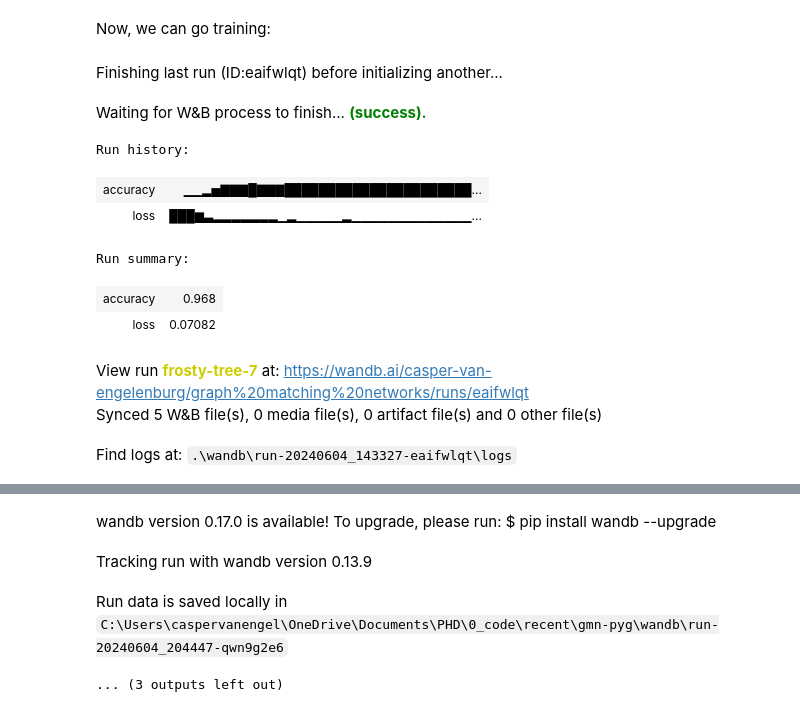
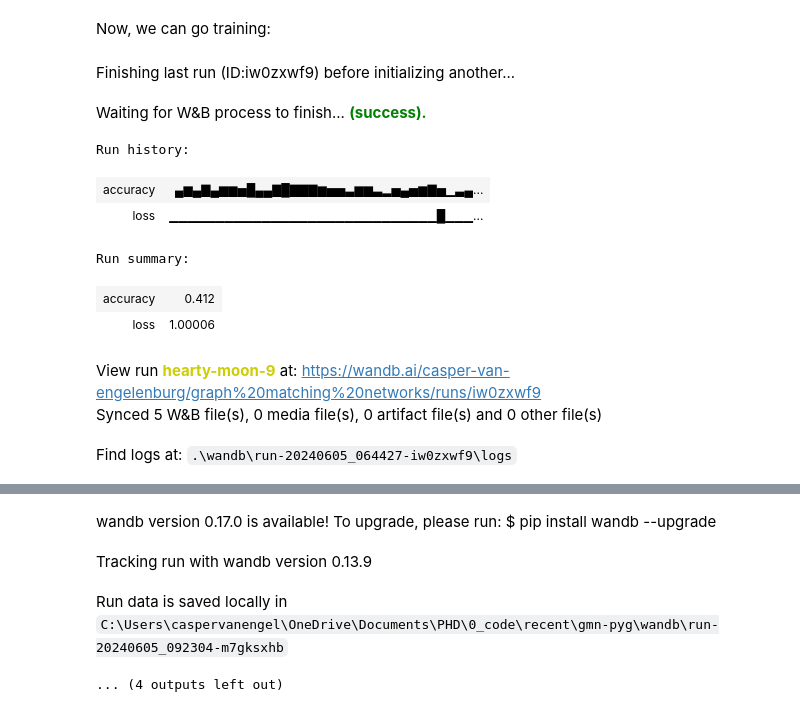
Before and after one commit to caspervanengelenburg/gmn-pyg, a Jupyter notebook: nb_train.ipynb, the cells around one changed output, grey strips where cells are left out. Saved outputs shown, nothing was run; the diff lists cells and outputs as text; code cells hidden in the pictures.

```diff
--- a/nb_train.ipynb
+++ b/nb_train.ipynb
@@ -327,40 +329,40 @@ train_losses = []
 train_accuracies = []
 
 # Set dataset and loader
 size = cfg.optimize.batch_size * cfg.optimize.n_iterations
 dataset = TripletDatasetGED(size=size, num_nodes=cfg.data.num_nodes,
                             kp=cfg.data.kp, kn=cfg.data.kn, pe=cfg.data.pe,
                             permute=True)
 dataloader = DataLoader(dataset, batch_size=cfg.optimize.batch_size, shuffle=True)
 
 # Set model
-cfg.model.name = 'gmn'
+cfg.model.name = 'gcn'
 if cfg.model.name == 'gmn':
       model = GraphMatchingNetwork(cfg)
 elif cfg.model.name == 'gcn':
       model = GraphConvolutionNetwork(cfg)
 else:
       raise NotImplementedError("Currently, only GCN and GMN are implemented.")
 
 # Set optimizer
 optimizer = Adam(model.parameters(), lr=cfg.optimize.lr)
 
 # Set project W&B
 wandb.init(entity='casper-van-engelenburg',
            project="graph matching networks",
            config=OmegaConf.to_container(cfg, resolve=True, throw_on_missing=True))
 
 # Train
 train_loss, train_acc = train(model, optimizer, dataloader, cfg, print_freq=25)
 # %% [output]
-Finishing last run (ID:eaifwlqt) before initializing another...
+Finishing last run (ID:iw0zxwf9) before initializing another...
 Waiting for W&B process to finish... (success).
 Run history:
-| accuracy | ▁▁▂▅▇▇▇█▇▇▇██████████████████████... |
-| loss | ███▆▃▂▂▂▂▂▂▂▁▂▁▁▁▁▁▂▁▁▁▁▁▁▁▁▁▁▁▁▁... |
+| accuracy | ▄▆▄▇▄▆▆▅█▄▄▇█▇▇▇▆▅▅▃▆▆▃▂▅▄▅▆▇▅▁▃▄... |
+| loss | ▁▁▁▁▁▁▁▁▁▁▁▁▁▁▁▁▁▁▁▁▁▁▁▁▁▁▁▁▁█▁▁▁... |
 Run summary:
-| accuracy | 0.968 |
-| loss | 0.07082 |
+| accuracy | 0.412 |
+| loss | 1.00006 |
-View run frosty-tree-7 at: https://wandb.ai/casper-van-engelenburg/graph%20matching%20networks/runs/eaifwlqt
+View run hearty-moon-9 at: https://wandb.ai/casper-van-engelenburg/graph%20matching%20networks/runs/iw0zxwf9
 Synced 5 W&B file(s), 0 media file(s), 0 artifact file(s) and 0 other file(s)
-Find logs at: .\wandb\run-20240604_143327-eaifwlqt\logs
+Find logs at: .\wandb\run-20240605_064427-iw0zxwf9\logs
@@ -368,4 +370,4 @@ Successfully finished last run (ID:eaifwlqt). Initializing new run:
 wandb version 0.17.0 is available! To upgrade, please run: $ pip install wandb --upgrade
 Tracking run with wandb version 0.13.9
-Run data is saved locally in C:\Users\caspervanengel\OneDrive\Documents\PHD\0_code\recent\gmn-pyg\wandb\run-20240604_204447-qwn9g2e6
+Run data is saved locally in C:\Users\caspervanengel\OneDrive\Documents\PHD\0_code\recent\gmn-pyg\wandb\run-20240605_092304-m7gksxhb
-... (3 outputs left out)
+... (4 outputs left out)
```
Also changed, not shown: parts of 4 cells of this notebook, 2 other files.
